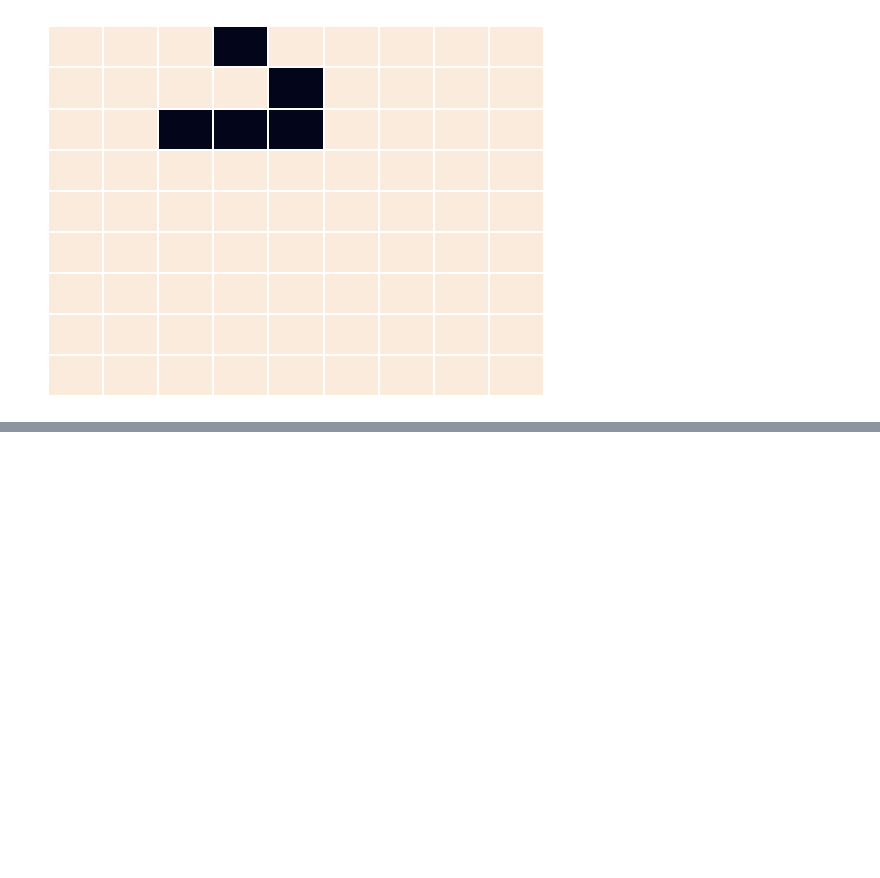
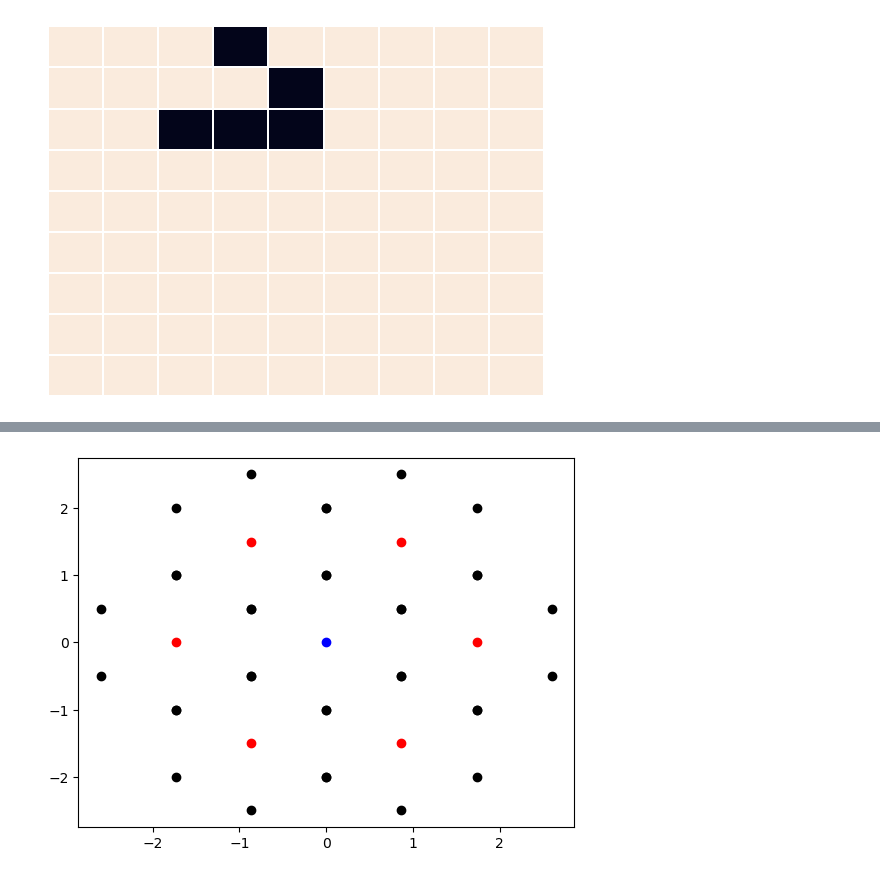
Before and after one commit to dHuberYoumans/maths, a Jupyter notebook: GameOfLife/game_of_life.ipynb, the cells around one changed output, grey strips where cells are left out. Cells and saved outputs as stored; diff of their text form; code cells hidden in the pictures; blank space fills up the shorter version.

Commit message:
hexagonal lattice

```diff
--- a/GameOfLife/game_of_life.ipynb
+++ b/GameOfLife/game_of_life.ipynb
@@ -115,0 +162,21 @@ lattice.plot()
+# %%
+# TESTING get_neighbours
+center0 = (0,0)
+centers = []
+nbrs = get_neighbours((0,0,0))
+
+for nbr in nbrs:
+    centers.append(HECS_to_Cartesian( np.array(nbr).reshape(-1,1)) )
+
+fig, ax  = plt.subplots()
+
+ax.scatter(*center0,color='blue')
+
+for center in centers:
+    vertices = create_hexagon(center)
+    ax.scatter(*center,color='red')
+
+    for x,y in vertices:
+        ax.scatter(x,y,color='k')
+# %% [output]
+[figure, added]
```
Also changed, not shown: parts of 3 cells of this notebook.
